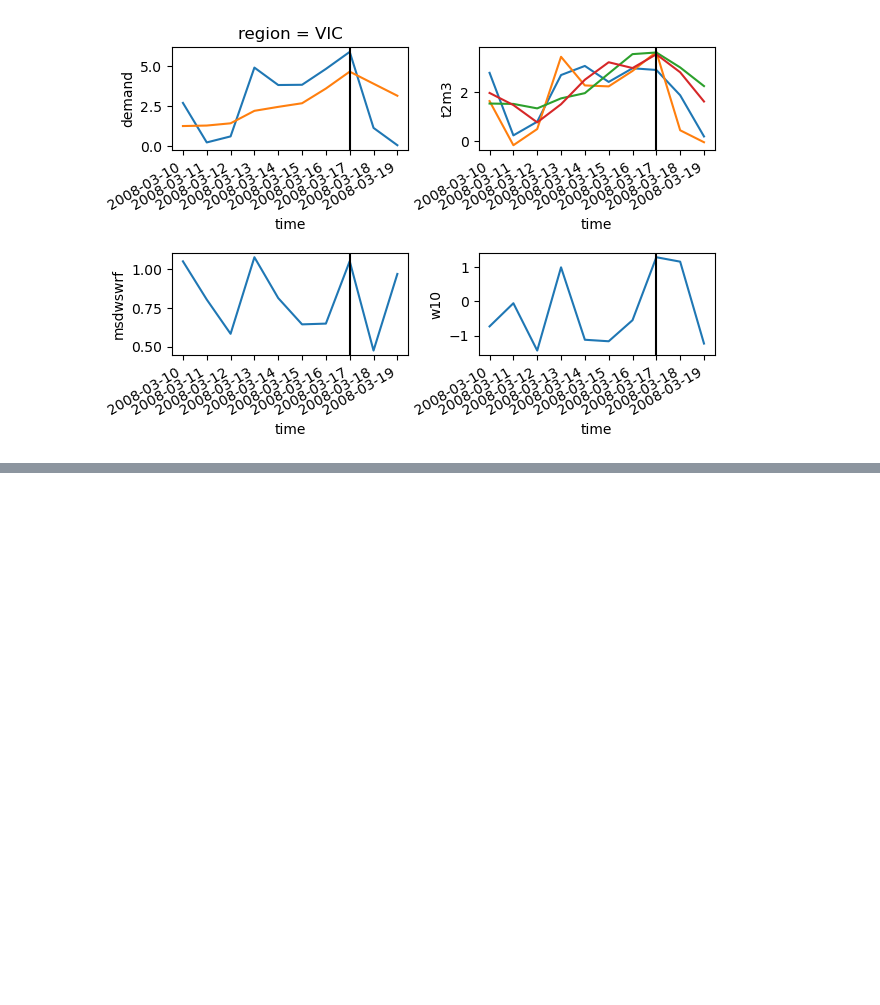
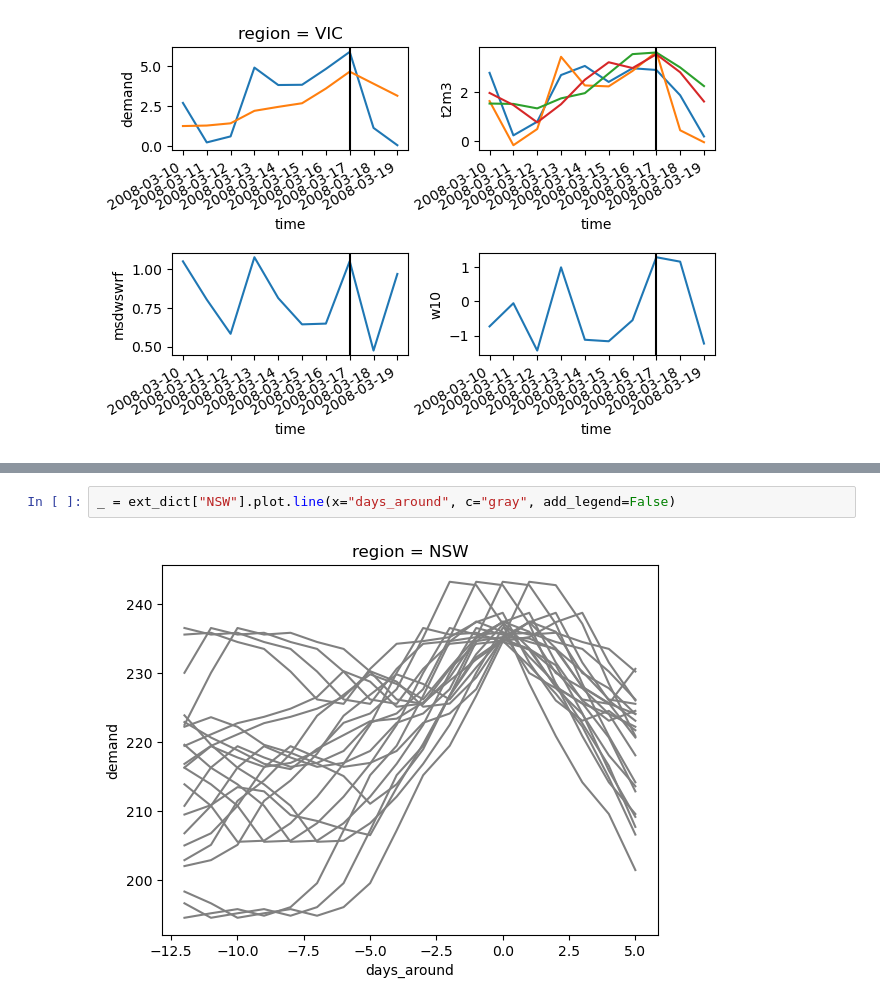
Before and after one commit to dougrichardson/demand_model, a Jupyter notebook: 15_analyse_NEM_ERA5.ipynb, the cells around one changed output, grey strips where cells are left out. Cells and saved outputs as stored; diff of their text form; blank space fills up the shorter version.

```diff
--- a/15_analyse_NEM_ERA5.ipynb
+++ b/15_analyse_NEM_ERA5.ipynb
@@ -725,0 +663,4 @@ Variables:
+# %%
+_ = ext_dict["NSW"].plot.line(x="days_around", c="gray", add_legend=False)
+# %% [output]
+[figure, added]
```
Also changed, not shown: parts of 23 cells of this notebook.
